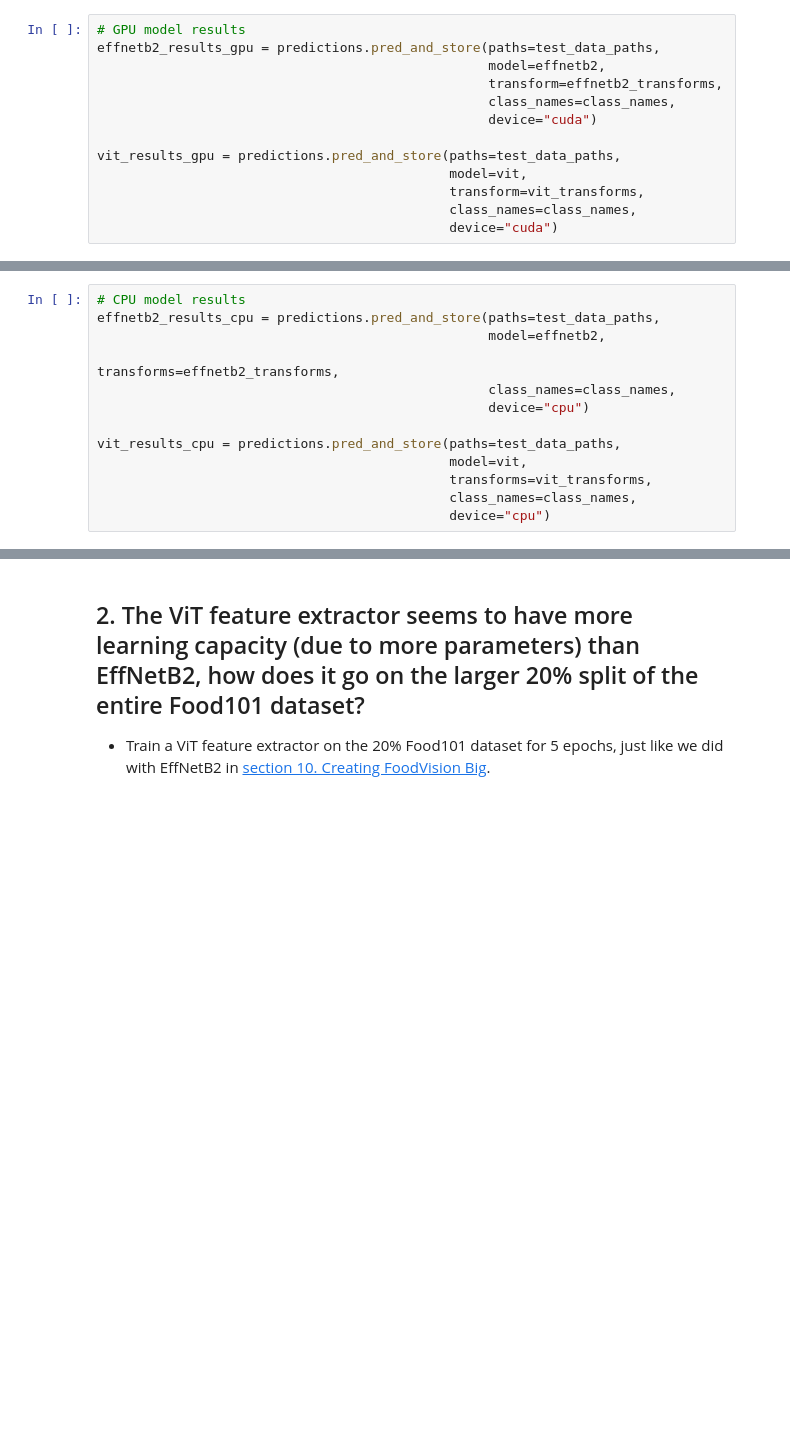
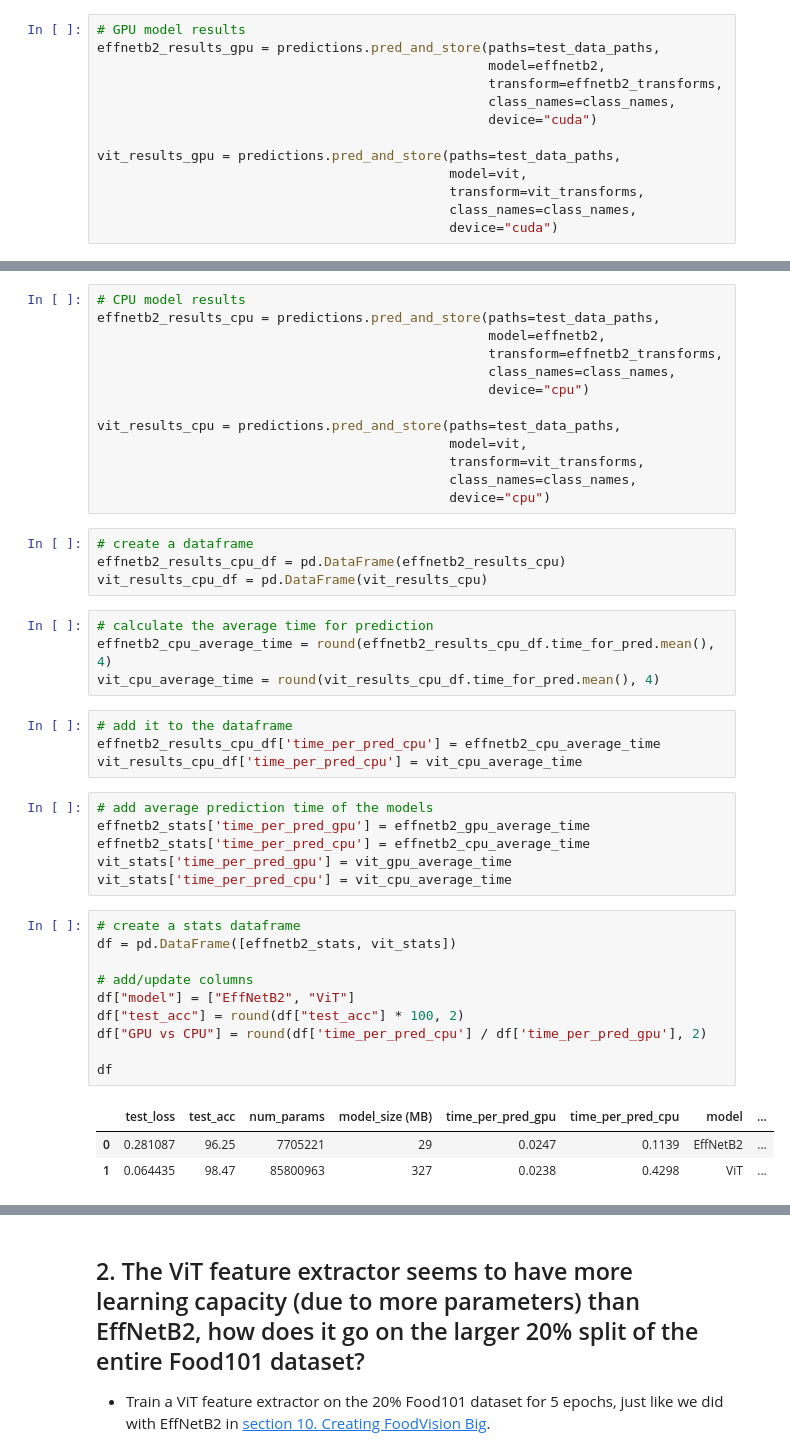
Before and after one commit to yhs2773/PyTorch-for-Deep-Learning-Machine-Learning-Full-Course, a Jupyter notebook: notebooks/09_pytorch_model_deployment_exercise.ipynb, the cells around one changed output, grey strips where cells are left out. Saved outputs shown, nothing was run; the diff lists cells and outputs as text; blank space fills up the shorter version.

```diff
--- a/notebooks/09_pytorch_model_deployment_exercise.ipynb
+++ b/notebooks/09_pytorch_model_deployment_exercise.ipynb
@@ -127,12 +239,44 @@ vit_results_gpu = predictions.pred_and_store(paths=test_data_paths,
 # CPU model results
 effnetb2_results_cpu = predictions.pred_and_store(paths=test_data_paths,
                                                   model=effnetb2,
-                                                  transforms=effnetb2_transforms,
+                                                  transform=effnetb2_transforms,
                                                   class_names=class_names,
                                                   device="cpu")
 
 vit_results_cpu = predictions.pred_and_store(paths=test_data_paths,
                                              model=vit,
-                                             transforms=vit_transforms,
+                                             transform=vit_transforms,
                                              class_names=class_names,
                                              device="cpu")
+# %%
+# create a dataframe
+effnetb2_results_cpu_df = pd.DataFrame(effnetb2_results_cpu)
+vit_results_cpu_df = pd.DataFrame(vit_results_cpu)
+# %%
+# calculate the average time for prediction
+effnetb2_cpu_average_time = round(effnetb2_results_cpu_df.time_for_pred.mean(), 4)
+vit_cpu_average_time = round(vit_results_cpu_df.time_for_pred.mean(), 4)
+# %%
+# add it to the dataframe
+effnetb2_results_cpu_df['time_per_pred_cpu'] = effnetb2_cpu_average_time
+vit_results_cpu_df['time_per_pred_cpu'] = vit_cpu_average_time
+# %%
+# add average prediction time of the models
+effnetb2_stats['time_per_pred_gpu'] = effnetb2_gpu_average_time
+effnetb2_stats['time_per_pred_cpu'] = effnetb2_cpu_average_time
+vit_stats['time_per_pred_gpu'] = vit_gpu_average_time
+vit_stats['time_per_pred_cpu'] = vit_cpu_average_time
+# %%
+# create a stats dataframe
+df = pd.DataFrame([effnetb2_stats, vit_stats])
+
+# add/update columns
+df["model"] = ["EffNetB2", "ViT"]
+df["test_acc"] = round(df["test_acc"] * 100, 2)
+df["GPU vs CPU"] = round(df['time_per_pred_cpu'] / df['time_per_pred_gpu'], 2)
+
+df
+# %% [output]
+|  | test_loss | test_acc | num_params | model_size (MB) | time_per_pred_gpu | time_per_pred_cpu | model | ... |
+| 0 | 0.281087 | 96.25 | 7705221 | 29 | 0.0247 | 0.1139 | EffNetB2 | ... |
+| 1 | 0.064435 | 98.47 | 85800963 | 327 | 0.0238 | 0.4298 | ViT | ... |
```
Also changed, not shown: parts of 19 cells of this notebook.
